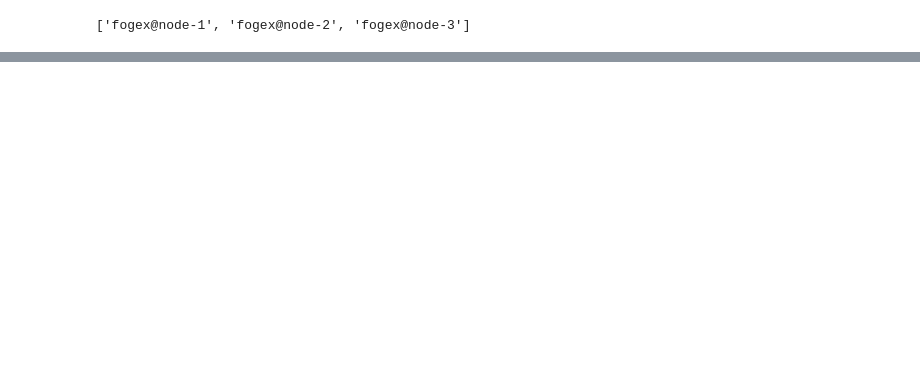
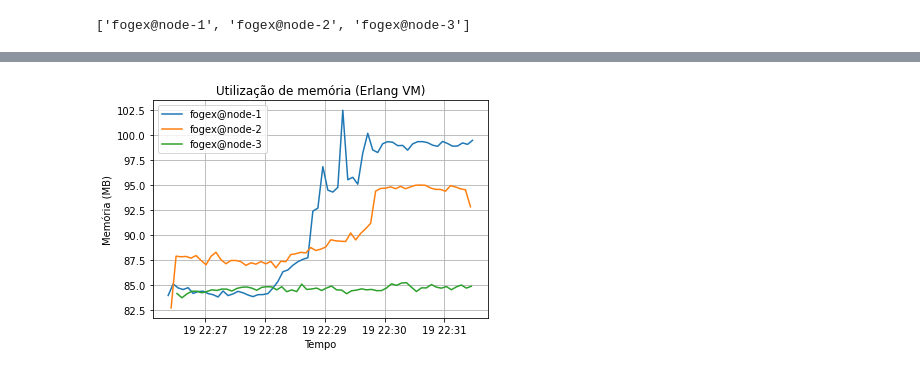
Before and after one commit to FogEx/results-analysis, a Jupyter notebook: Notebook.ipynb, the cells around one changed output, grey strips where cells are left out. Saved outputs shown, nothing was run; the diff lists cells and outputs as text; code cells hidden in the pictures; blank space fills up the shorter version.

Commit message:
📈 Melhora visualização dos resultados por cenário e comparação dos cenários

```diff
--- a/Notebook.ipynb
+++ b/Notebook.ipynb
@@ -70,24 +70,32 @@ def read_metrics_data(path, filename, start_time, end_time):
 
 scenarios = {
     'cenario-1': {
+        'title': 'Cenário 1',
+        'data_path': 'data/cenario-1',
         # Started at: 05/19/2022 19:28:07
         # Ended at: 05/19/2022 19:29:57
         'start_date': datetime.datetime(2022, 5, 19, 19, 25),
         'end_date': datetime.datetime(2022, 5, 19, 19, 40)
     },
     'cenario-2': {
+        'title': 'Cenário 2',
+        'data_path': 'data/cenario-2',
         # Started at: 05/19/2022 20:10:35
         # Ended at: 05/19/2022 20:12:25
         'start_date': datetime.datetime(2022, 5, 19, 20, 10),
         'end_date': datetime.datetime(2022, 5, 19, 20, 20)
     },
     'cenario-3': {
+        'title': 'Cenário 3',
+        'data_path': 'data/cenario-3',
         # Started at: 05/19/2022 20:54:10
         # Ended at: 05/19/2022 20:56:00
         'start_date': datetime.datetime(2022, 5, 19, 20, 50),
         'end_date': datetime.datetime(2022, 5, 19, 21, 10)
     },
     'cenario-4': {
+        'title': 'Cenário 4',
+        'data_path': 'data/cenario-4',
         # Started at: 05/20/2022 21:18:15
         # Ended at: 05/20/2022 21:20:08
         'start_date': datetime.datetime(2022, 5, 20, 21, 18),
@@ -97,19 +105,6 @@ scenarios = {
         'expected_messages_processed': 10_000
     }
 }
-
-scenario = 'cenario-4'
-
-start_date = scenarios[scenario].get('start_date')
-end_date = scenarios[scenario].get('end_date')
-
-start_date_in_unix_ns = dt_to_unix_ns(start_date)
-end_date_in_unix_ns = dt_to_unix_ns(end_date)
-
-plot_total_events_processed = scenarios[scenario].get(
-    'plot_total_events_processed',
-    False
-)
 
 metrics = [
     'vm.memory.total',
@@ -122,19 +117,15 @@ metrics = [
     'mqtt.process_time'
 ]
 
-api_urls = ['http://localhost:4001',
-            'http://localhost:4002',
-            'http://localhost:4003']
+api_urls = ['http://localhost:4001', 'http://localhost:4002', 'http://localhost:4003']
 
+for scenario in scenarios.keys():
+    data_path = f'data/{scenario}'
 
-data_path = f'data/{scenario}'
+    mkdir_if_not_exists(data_path)
 
-mkdir_if_not_exists(data_path)
+    output_path = f'output/{scenario}'
 
-output_path = f'output/{scenario}'
-
-mkdir_if_not_exists(output_path)
+    mkdir_if_not_exists(output_path)
 
 nodes = ['fogex@node-1', 'fogex@node-2', 'fogex@node-3']
-
-nodes
@@ -470,0 +537,7 @@ plt.legend()
+# %%
+# Plotando a métrica vm.memory.total
+plot_memory_usage('cenario-1', title='Utilização de memória (Erlang VM)')
+
+plt.savefig(f'{output_path}/vm.memory.total.png')
+# %% [output]
+[figure, added]
```
Also changed, not shown: parts of 15 cells of this notebook, 10 other files.
